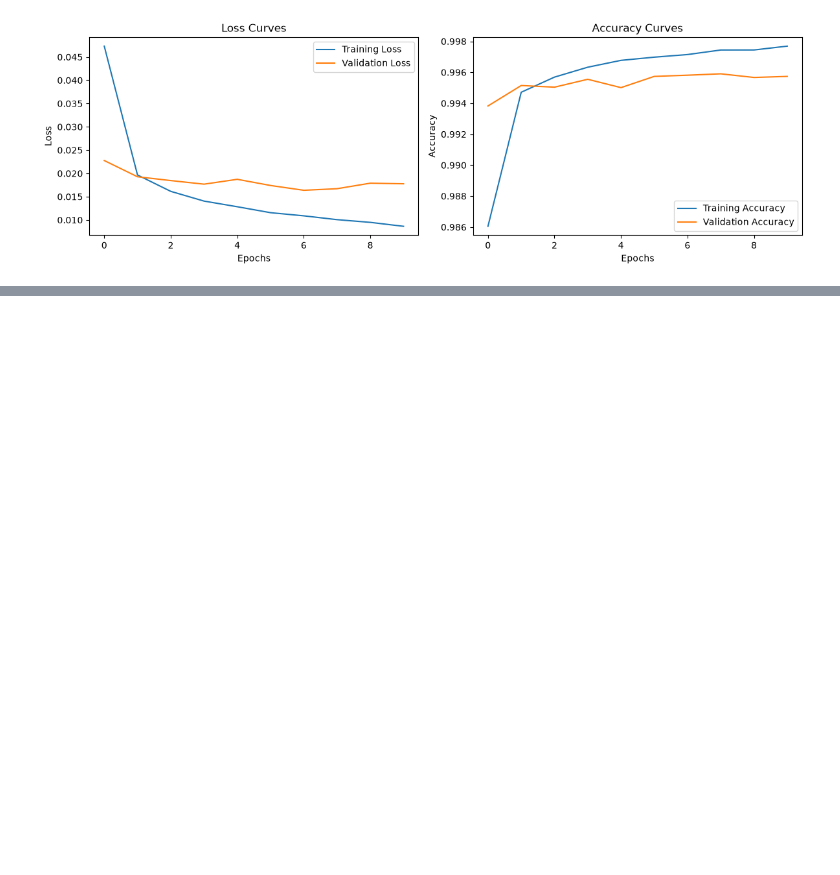
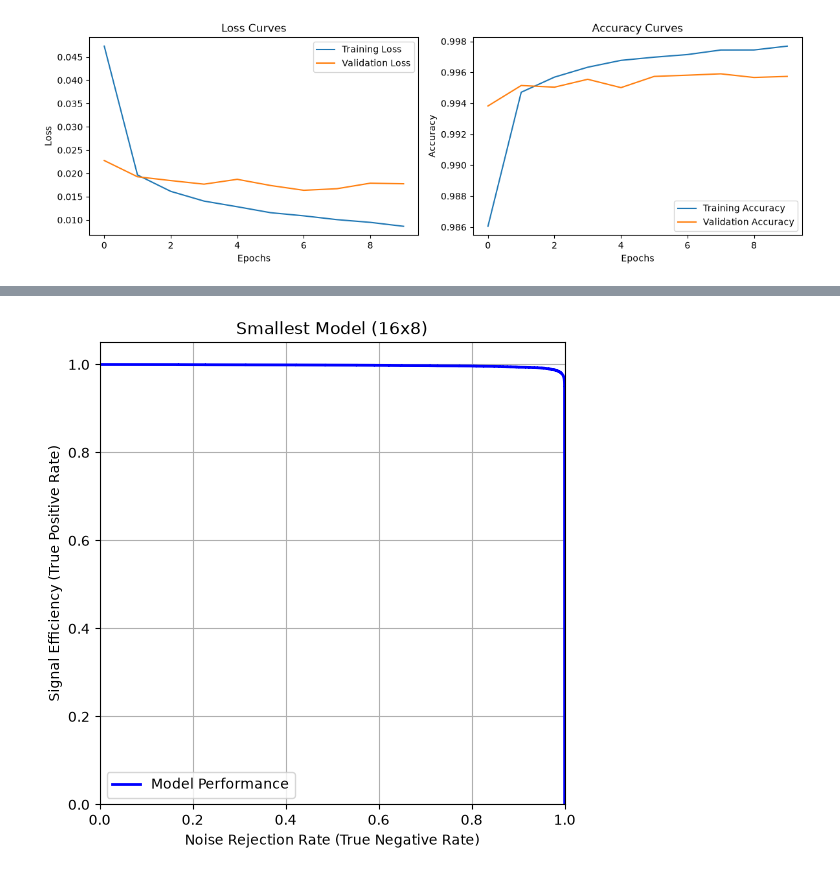
Before and after one commit to FrederikZielke/Deep-Learning, a Jupyter notebook: Applied/Noise_Rejection/Exercise_10_real_time_noise_rejection.ipynb, the cells around one changed output, grey strips where cells are left out. Saved outputs shown, nothing was run; the diff lists cells and outputs as text; code cells hidden in the pictures; blank space fills up the shorter version.

```diff
--- a/Applied/Noise_Rejection/Exercise_10_real_time_noise_rejection.ipynb
+++ b/Applied/Noise_Rejection/Exercise_10_real_time_noise_rejection.ipynb
@@ -335,0 +466,11 @@ BiasAdd                     97 float_ops (0.56%, 0.56%)
+# %%
+model_3 = Sequential(
+    [
+        keras.layers.Input(shape=x_train_val_scaled.shape[1:]),
+        Dense(16, activation="swish"),
+        Dense(8, activation="swish"),
+        Dense(1, activation="sigmoid")
+    ],
+    name="smallest_dense"
+)
+print(model_3.summary())
@@ -335,0 +499,14 @@ BiasAdd                     97 float_ops (0.56%, 0.56%)
+# %%
+csv_logger_3 = keras.callbacks.CSVLogger('training_history_3.csv', append=False)
+
+model_3.compile(
+    optimizer=optimizer,
+    loss=keras.losses.BinaryCrossentropy(),
+    metrics=[keras.metrics.BinaryAccuracy(name="accuracy")]
+)
+
+model_3.fit(x_train_val_scaled, y_train_val,
+          batch_size=32,
+          epochs=10,
+          validation_split=0.2,
+          callbacks=[csv_logger_3, keras.callbacks.EarlyStopping(monitor='val_loss', patience=3, verbose=1, restore_best_weights=True)])
@@ -335,0 +536,3 @@ BiasAdd                     97 float_ops (0.56%, 0.56%)
+# %%
+rej_3, eff_3, thresh_3 = evaluate_model_performance(model_3, x_test_scaled, y_test, title="Smallest Model (16x8)")
+# %% [output]
@@ -335,0 +541 @@ BiasAdd                     97 float_ops (0.56%, 0.56%)
+[figure, added]
```
Also changed, not shown: parts of 29 cells of this notebook.
